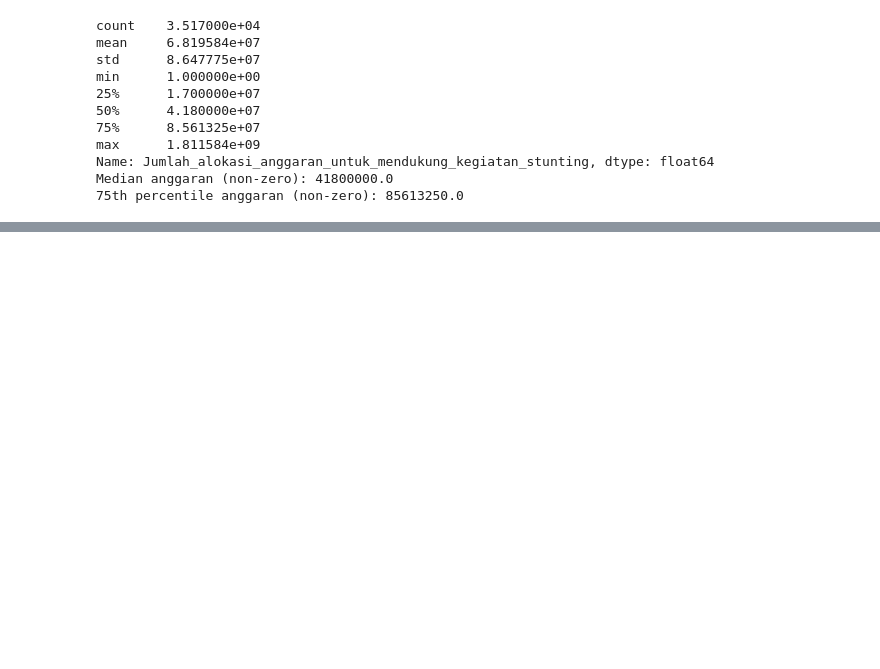
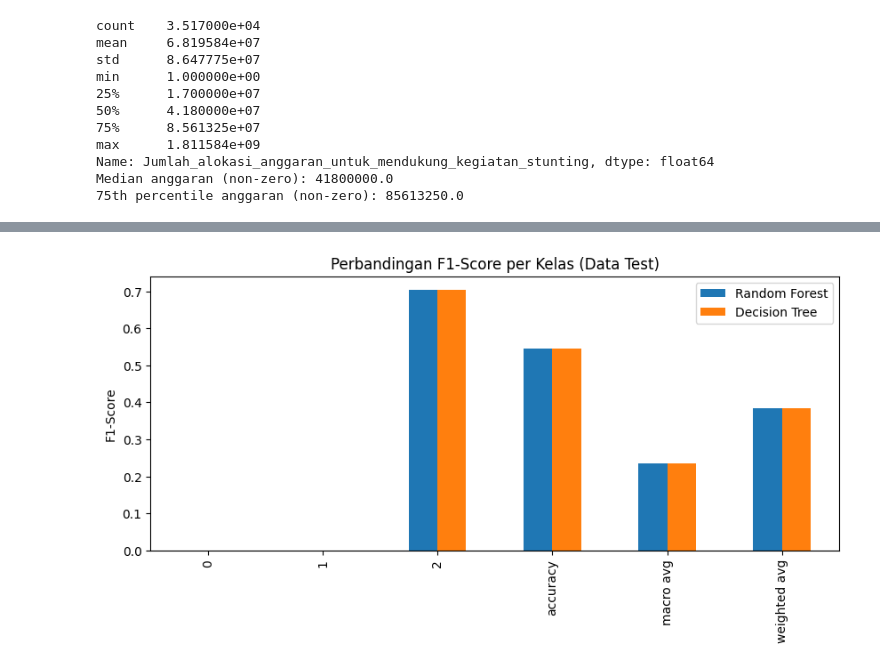
Before and after one commit to havelock01/skripsi_stunting_2, a Jupyter notebook: notebooks/eksplorasi_data.ipynb, the cells around one changed output, grey strips where cells are left out. Drawn from its saved outputs; the diff is of its cells as text; code cells hidden in the pictures; blank space fills up the shorter version.

Commit message:
submit perubahan sebelum menambah hal yang lain

```diff
--- a/notebooks/eksplorasi_data.ipynb
+++ b/notebooks/eksplorasi_data.ipynb
@@ -91,0 +177,88 @@ Median anggaran (non-zero): 41800000.0
+# %%
+import numpy as np
+import pandas as pd
+from sklearn.model_selection import train_test_split
+from sklearn.metrics import classification_report
+import matplotlib.pyplot as plt
+
+# Tambahkan fitur baru ke daftar fitur
+extended_features = dummy_features + ['jumlah_ada', 'monitoring_posyandu', 'kategori_anggaran']
+
+# Normalisasi & encoding
+df_encoded = normalize_kategorikal(df.copy(), dummy_features)
+for col in dummy_features:
+    df_encoded[col] = df_encoded[col].where(df_encoded[col].isin(le_dict[col].classes_), le_dict[col].classes_[0])
+    df_encoded[col] = le_dict[col].transform(df_encoded[col])
+
+# Encoding fitur baru
+from sklearn.preprocessing import LabelEncoder
+le_monitoring_posyandu = LabelEncoder()
+df_encoded['monitoring_posyandu'] = le_monitoring_posyandu.fit_transform(df['monitoring_posyandu'])
+le_kategori_anggaran = LabelEncoder()
+df_encoded['kategori_anggaran'] = le_kategori_anggaran.fit_transform(df['kategori_anggaran'])
+
+# jumlah_ada sudah numerik, tidak perlu encoding
+
+X = df_encoded[extended_features]
+y = le_label.transform(df['label_efektivitas'])
+
+X_train, X_test, y_train, y_test = train_test_split(
+    X, y, test_size=0.2, random_state=42, stratify=y
+)
+
+# 2. Prediksi pada data test (gunakan hanya fitur yang sesuai training)
+X_test_model = X_test[dummy_features]
+y_pred_rf_test = model_rf.predict(X_test_model)
+y_pred_dt_test = model_dt.predict(X_test_model)
+
+# 3. Classification report
+report_rf_test = classification_report(y_test, y_pred_rf_test, output_dict=True, zero_division=0)
+report_dt_test = classification_report(y_test, y_pred_dt_test, output_dict=True, zero_division=0)
+
+# 4. Print distribusi prediksi
+print("Distribusi prediksi Random Forest (test):", dict(zip(*np.unique(y_pred_rf_test, return_counts=True))))
+print("Distribusi prediksi Decision Tree (test):", dict(zip(*np.unique(y_pred_dt_test, return_counts=True))))
+
+# 5. Print F1-score per kelas
+f1_rf_test = pd.DataFrame(report_rf_test).transpose()['f1-score']
+f1_dt_test = pd.DataFrame(report_dt_test).transpose()['f1-score']
+print("\nF1-score Random Forest (test):\n", f1_rf_test)
+print("\nF1-score Decision Tree (test):\n", f1_dt_test)
+
+# 6. Plot perbandingan F1-score pada data test
+df_comp_test = pd.DataFrame({'Random Forest': f1_rf_test, 'Decision Tree': f1_dt_test})
+df_comp_test.plot(kind='bar', figsize=(10,4))
+plt.ylabel('F1-Score')
+plt.title('Perbandingan F1-Score per Kelas (Data Test)')
+plt.show()
+
+from sklearn.metrics import confusion_matrix, ConfusionMatrixDisplay
+
+cm_rf = confusion_matrix(y_test, y_pred_rf_test)
+cm_dt = confusion_matrix(y_test, y_pred_dt_test)
+
+print("Confusion Matrix Random Forest:")
+print(cm_rf)
+print("Confusion Matrix Decision Tree:")
+print(cm_dt)
+
+ConfusionMatrixDisplay(cm_rf).plot()
+plt.title("Confusion Matrix Random Forest (Test)")
+plt.show()
+
+ConfusionMatrixDisplay(cm_dt).plot()
+plt.title("Confusion Matrix Decision Tree (Test)")
+plt.show()
+
+# Contoh thresholding untuk kelas 0 dan 1
+y_proba_rf = model_rf.predict_proba(X_test[dummy_features])
+custom_pred_rf = np.full_like(y_test, 2)  # default ke kelas mayoritas
+
+# Misal: jika probabilitas kelas 0 > 0.2, prediksi kelas 0
+custom_pred_rf[y_proba_rf[:,0] > 0.2] = 0
+# Jika probabilitas kelas 1 > 0.2, prediksi kelas 1
+custom_pred_rf[y_proba_rf[:,1] > 0.2] = 1
+
+print("Distribusi prediksi RF (custom threshold):", dict(zip(*np.unique(custom_pred_rf, return_counts=True))))
+print(classification_report(y_test, custom_pred_rf, zero_division=0))
+# %% [output]
@@ -91,0 +285 @@ Median anggaran (non-zero): 41800000.0
+[figure, added]
```
Also changed, not shown: parts of 8 cells of this notebook, 8 other files.
